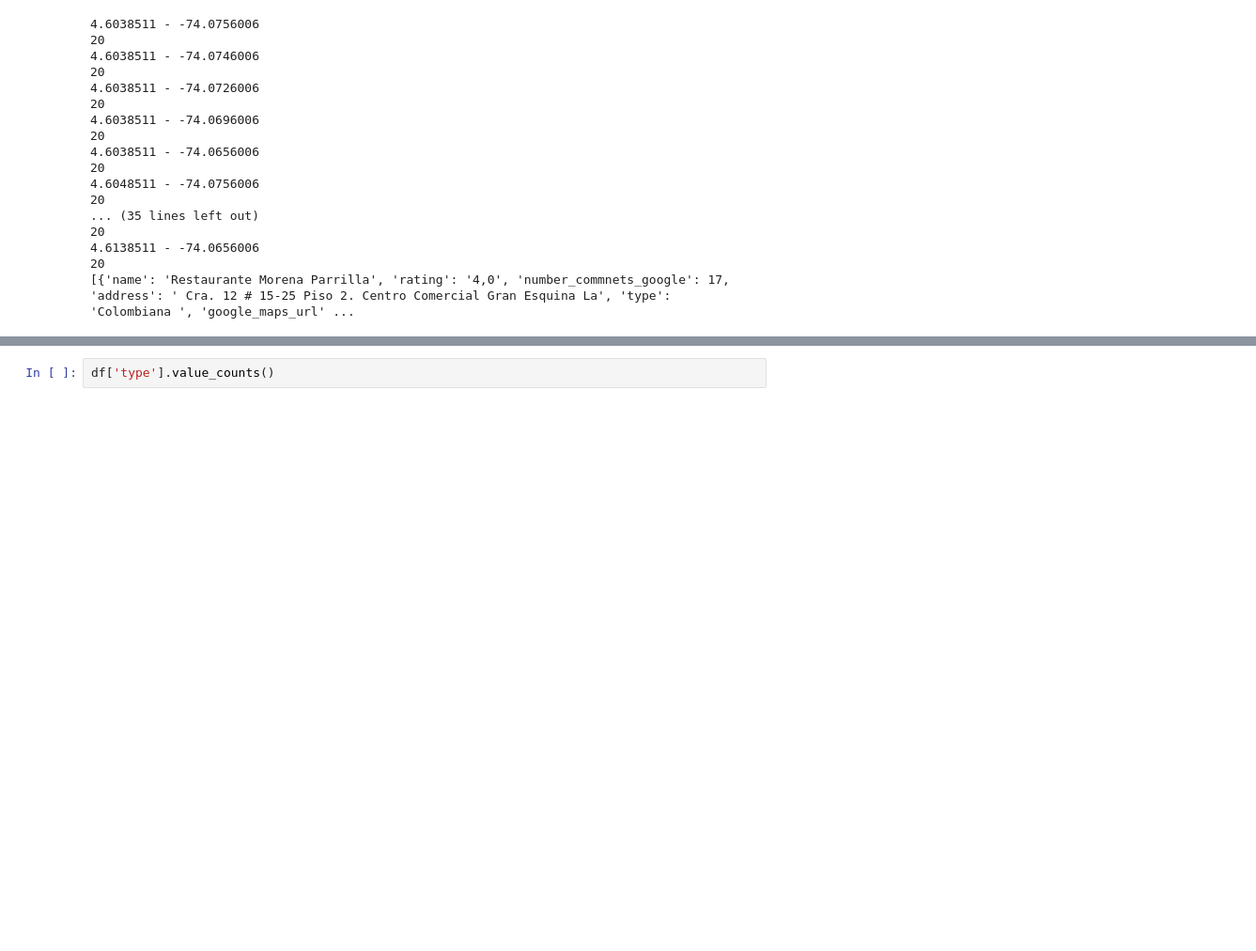
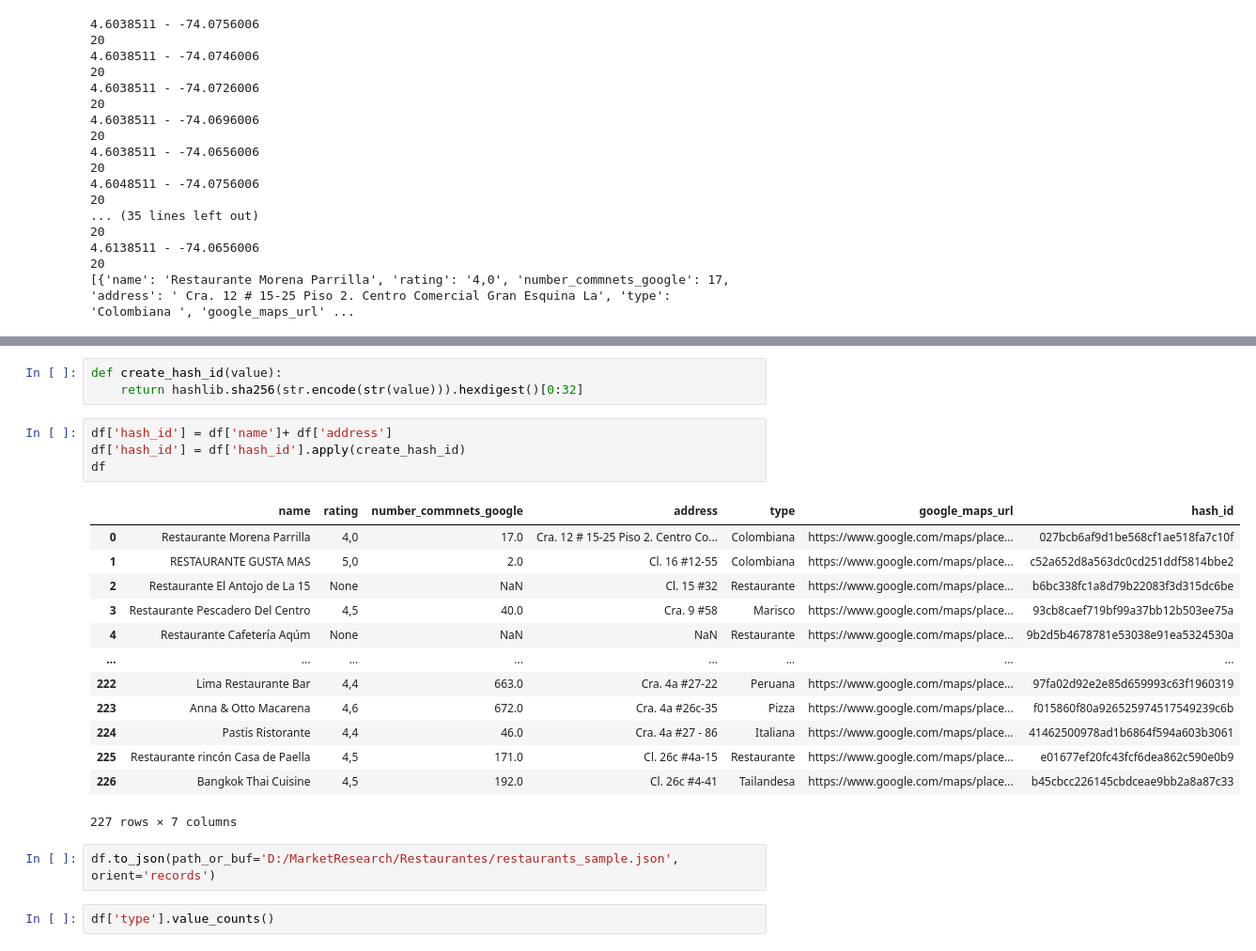
Before and after one commit to martinalvarezg/restaurants-web-scraping, a Jupyter notebook: Scraping Maps.ipynb, the cells around one changed output, grey strips where cells are left out. Shown at 94% size. Saved outputs shown, nothing was run; the diff lists cells and outputs as text; blank space fills up the shorter version.

Commit message:
DB Hash value and JSON dump

```diff
--- a/Scraping Maps.ipynb
+++ b/Scraping Maps.ipynb
@@ -130,3 +131,26 @@ dtype: int64
+# %%
+def create_hash_id(value):
+    return hashlib.sha256(str.encode(str(value))).hexdigest()[0:32]
+# %%
+df['hash_id'] = df['name']+ df['address']
+df['hash_id'] = df['hash_id'].apply(create_hash_id)
+df
+# %% [output]
+|  | name | rating | number_commnets_google | address | type | google_maps_url | hash_id |
+| 0 | Restaurante Morena Parrilla | 4,0 | 17.0 | Cra. 12 # 15-25 Piso 2. Centro Co... | Colombiana | https://www.google.com/maps/place... | 027bcb6af9d1be568cf1ae518fa7c10f |
+| 1 | RESTAURANTE GUSTA MAS | 5,0 | 2.0 | Cl. 16 #12-55 | Colombiana | https://www.google.com/maps/place... | c52a652d8a563dc0cd251ddf5814bbe2 |
+| 2 | Restaurante El Antojo de La 15 | None | NaN | Cl. 15 #32 | Restaurante | https://www.google.com/maps/place... | b6bc338fc1a8d79b22083f3d315dc6be |
+| 3 | Restaurante Pescadero Del Centro | 4,5 | 40.0 | Cra. 9 #58 | Marisco | https://www.google.com/maps/place... | 93cb8caef719bf99a37bb12b503ee75a |
+| 4 | Restaurante Cafetería Aqúm | None | NaN | NaN | Restaurante | https://www.google.com/maps/place... | 9b2d5b4678781e53038e91ea5324530a |
+| ... | ... | ... | ... | ... | ... | ... | ... |
+| 222 | Lima Restaurante Bar | 4,4 | 663.0 | Cra. 4a #27-22 | Peruana | https://www.google.com/maps/place... | 97fa02d92e2e85d659993c63f1960319 |
+| 223 | Anna & Otto Macarena | 4,6 | 672.0 | Cra. 4a #26c-35 | Pizza | https://www.google.com/maps/place... | f015860f80a926525974517549239c6b |
+| 224 | Pastis Ristorante | 4,4 | 46.0 | Cra. 4a #27 - 86 | Italiana | https://www.google.com/maps/place... | 41462500978ad1b6864f594a603b3061 |
+| 225 | Restaurante rincón Casa de Paella | 4,5 | 171.0 | Cl. 26c #4a-15 | Restaurante | https://www.google.com/maps/place... | e01677ef20fc43fcf6dea862c590e0b9 |
+| 226 | Bangkok Thai Cuisine | 4,5 | 192.0 | Cl. 26c #4-41 | Tailandesa | https://www.google.com/maps/place... | b45cbcc226145cbdceae9bb2a8a87c33 |
+227 rows × 7 columns
+# %%
+df.to_json(path_or_buf='D:/MarketResearch/Restaurantes/restaurants_sample.json', orient='records')
 # %%
 df['type'].value_counts()
 # %% [output]
```
Also changed, not shown: parts of 2 cells of this notebook.
